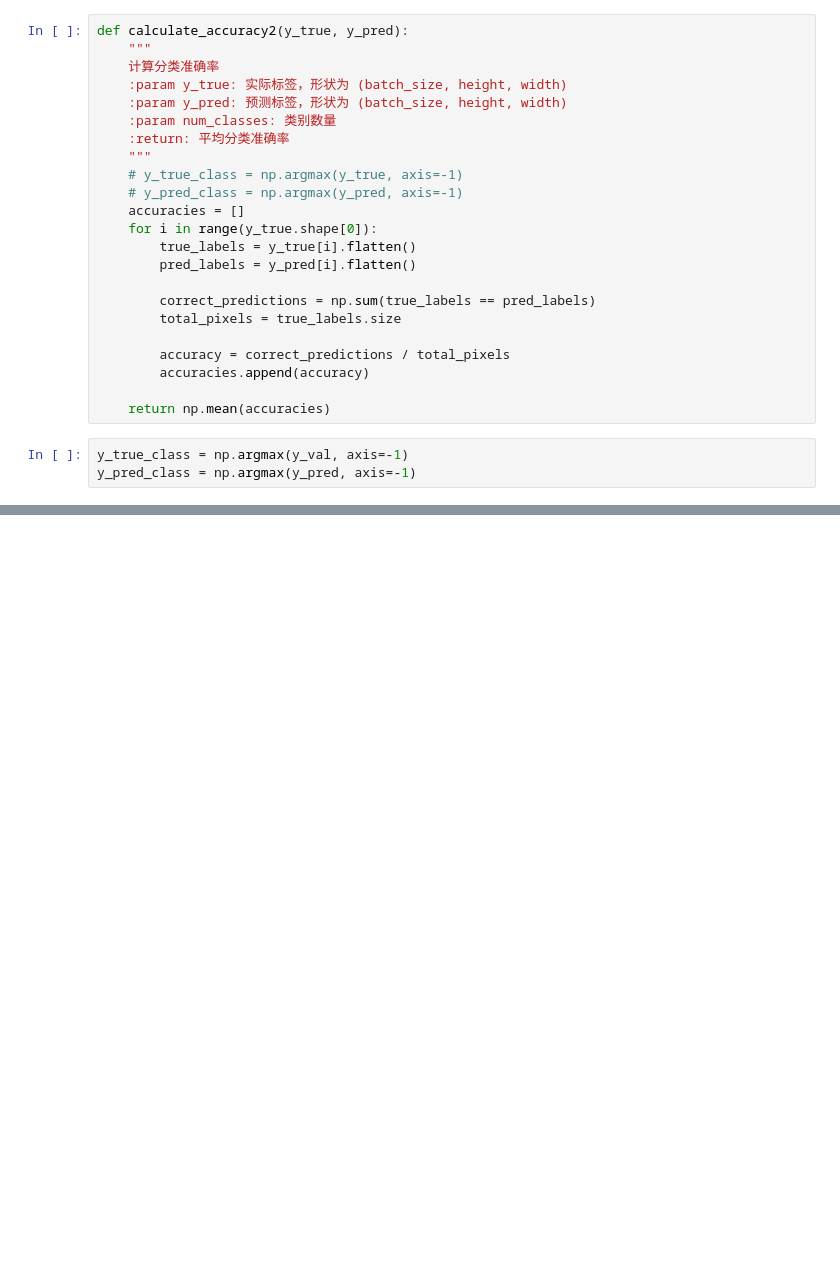
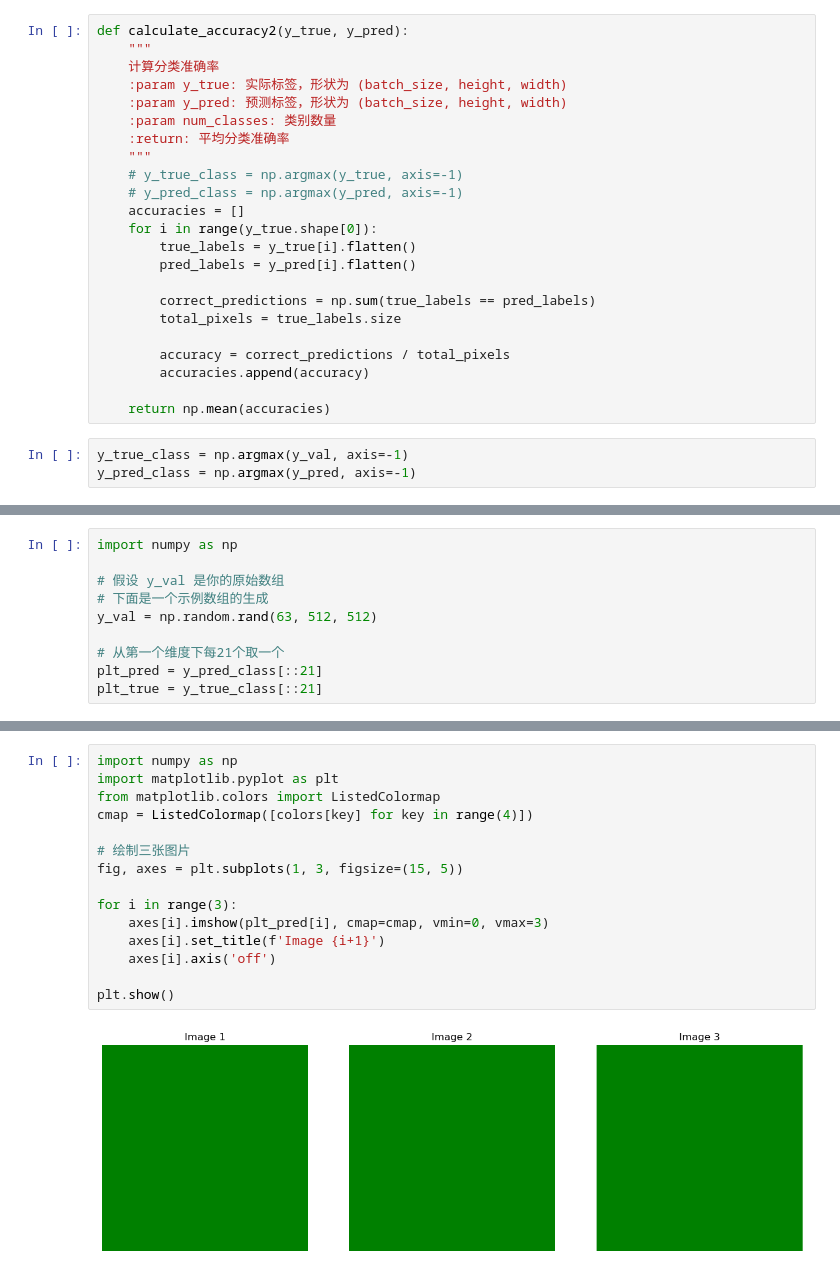
Before and after one commit to HaitianWang/CITS5551-51-2024-SEM1-Project-6, a Jupyter notebook: y_pred_img.ipynb, the cells around one changed output, grey strips where cells are left out. Saved outputs shown, nothing was run; the diff lists cells and outputs as text; blank space fills up the shorter version.

```diff
--- a/y_pred_img.ipynb
+++ b/y_pred_img.ipynb
@@ -324,0 +404,10 @@ calculate_accuracy2(y_true_class, y_pred_class)
+# %%
+import numpy as np
+
+# 假设 y_val 是你的原始数组
+# 下面是一个示例数组的生成
+y_val = np.random.rand(63, 512, 512)
+
+# 从第一个维度下每21个取一个
+plt_pred = y_pred_class[::21]
+plt_true = y_true_class[::21]
@@ -324,0 +430,17 @@ calculate_accuracy2(y_true_class, y_pred_class)
+# %%
+import numpy as np
+import matplotlib.pyplot as plt
+from matplotlib.colors import ListedColormap
+cmap = ListedColormap([colors[key] for key in range(4)])
+
+# 绘制三张图片
+fig, axes = plt.subplots(1, 3, figsize=(15, 5))
+
+for i in range(3):
+    axes[i].imshow(plt_pred[i], cmap=cmap, vmin=0, vmax=3)
+    axes[i].set_title(f'Image {i+1}')
+    axes[i].axis('off')
+
+plt.show()
+# %% [output]
+[figure, added]
```
Also changed, not shown: parts of 28 cells of this notebook.
